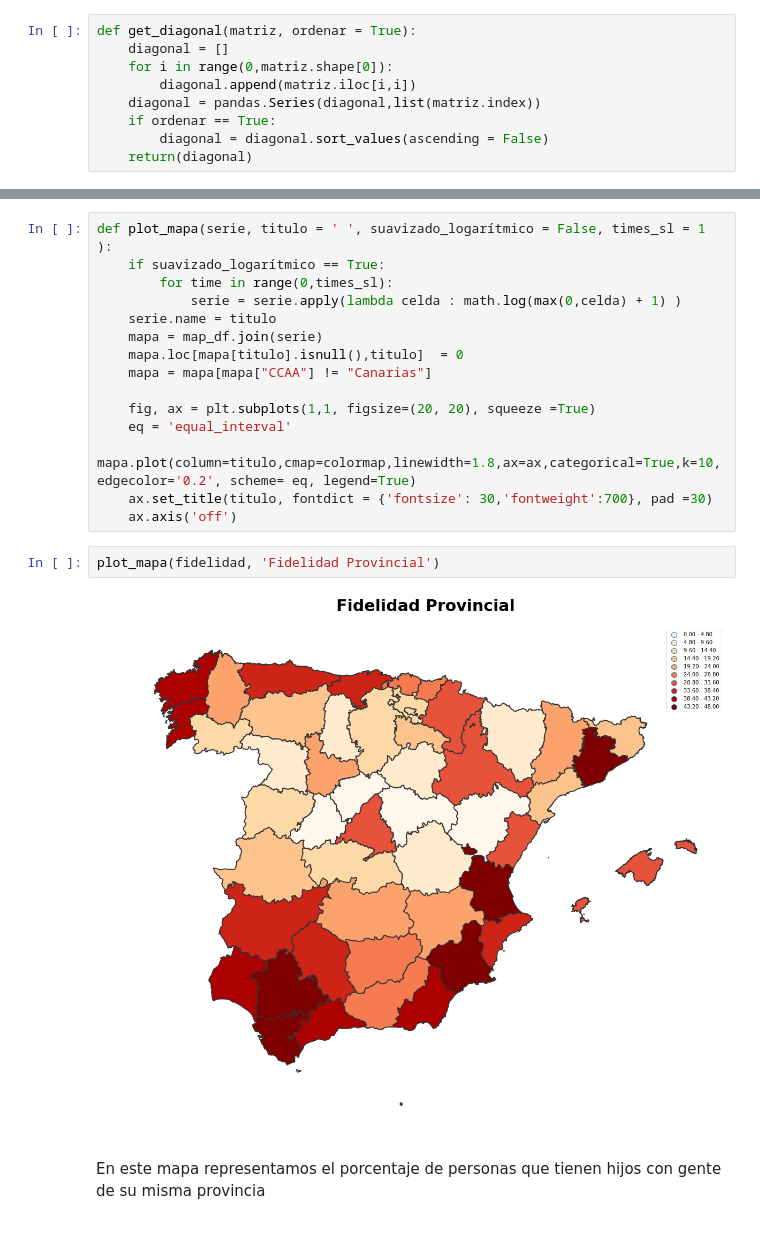
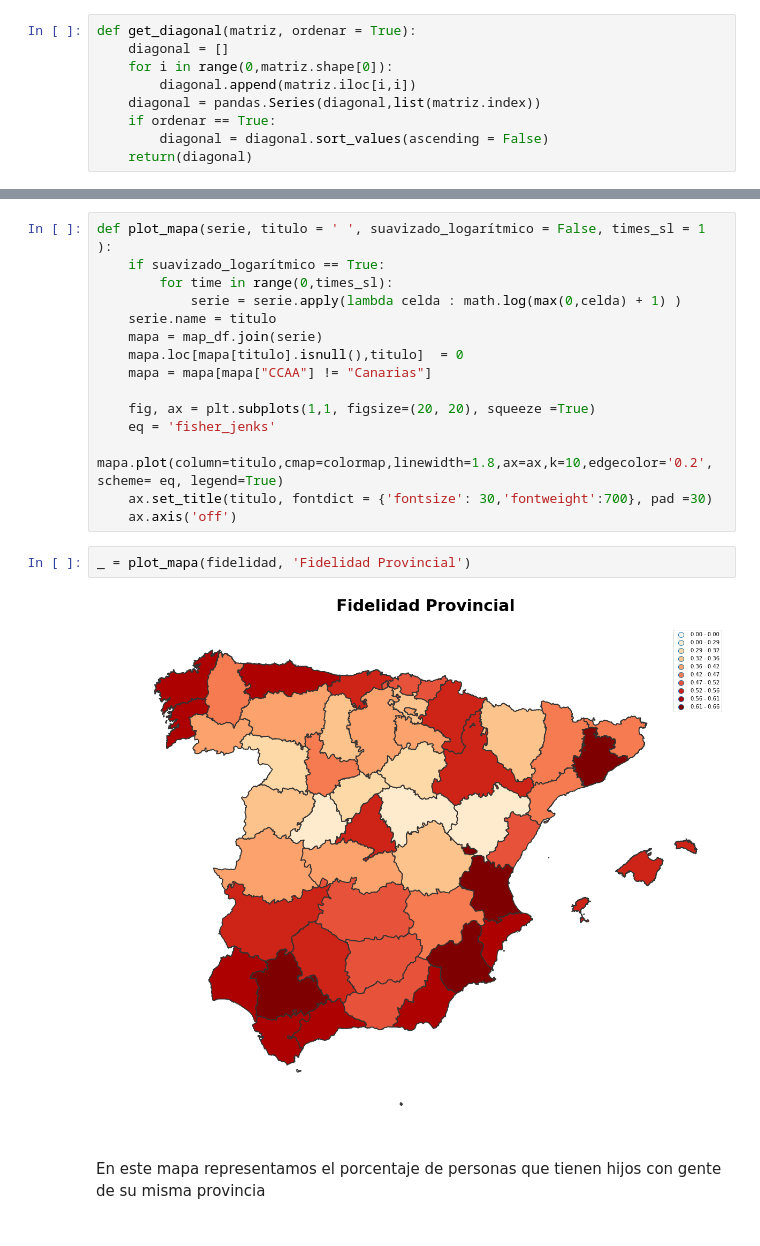
Before and after one commit to braisseara/blog, a Jupyter notebook: entradas_ipynb/relaciones_interprovinciales_en_espanha.ipynb, the cells around one changed output, grey strips where cells are left out. Cells and saved outputs as stored; diff of their text form.

```diff
--- a/entradas_ipynb/relaciones_interprovinciales_en_espanha.ipynb
+++ b/entradas_ipynb/relaciones_interprovinciales_en_espanha.ipynb
@@ -495,13 +522,15 @@ def plot_mapa(serie, titulo = ' ', suavizado_logarítmico = False, times_sl = 1
     mapa = mapa[mapa["CCAA"] != "Canarias"]
 
     fig, ax = plt.subplots(1,1, figsize=(20, 20), squeeze =True)
-    eq = 'equal_interval'
-    mapa.plot(column=titulo,cmap=colormap,linewidth=1.8,ax=ax,categorical=True,k=10,edgecolor='0.2', scheme= eq, legend=True)
+    eq = 'fisher_jenks'
+    mapa.plot(column=titulo,cmap=colormap,linewidth=1.8,ax=ax,k=10,edgecolor='0.2', scheme= eq, legend=True)
     ax.set_title(titulo, fontdict = {'fontsize': 30,'fontweight':700}, pad =30)
     ax.axis('off')
 # %%
-plot_mapa(fidelidad, 'Fidelidad Provincial')
+_ = plot_mapa(fidelidad, 'Fidelidad Provincial')
 # %% [output]
-[figure, old version]
+[figure, new version]
 # %% [markdown]
 En este mapa representamos el porcentaje de personas que tienen hijos con gente de su misma provincia
+# %% [markdown]
+<a name="reparto"></a>
```
Also changed, not shown: parts of 15 cells of this notebook, 2 other files.
